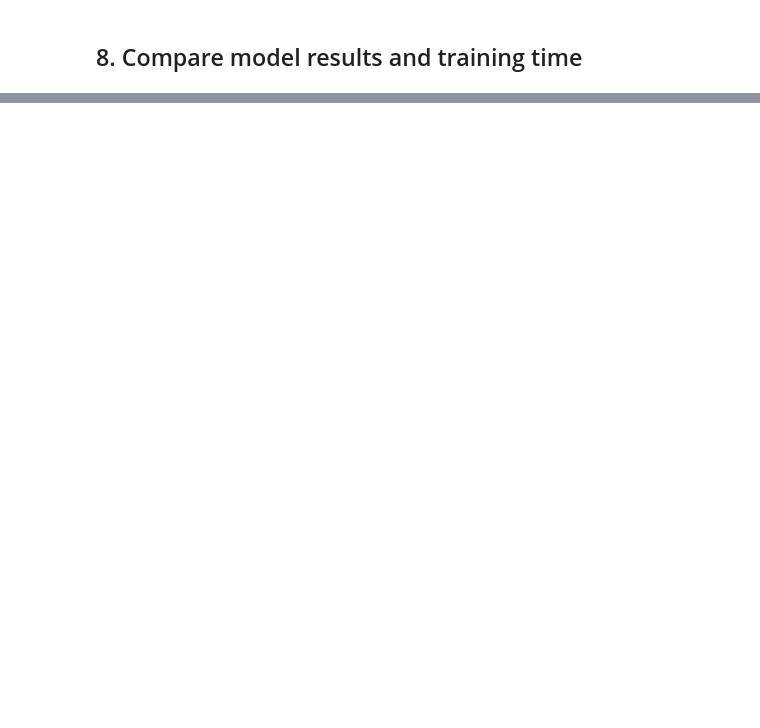
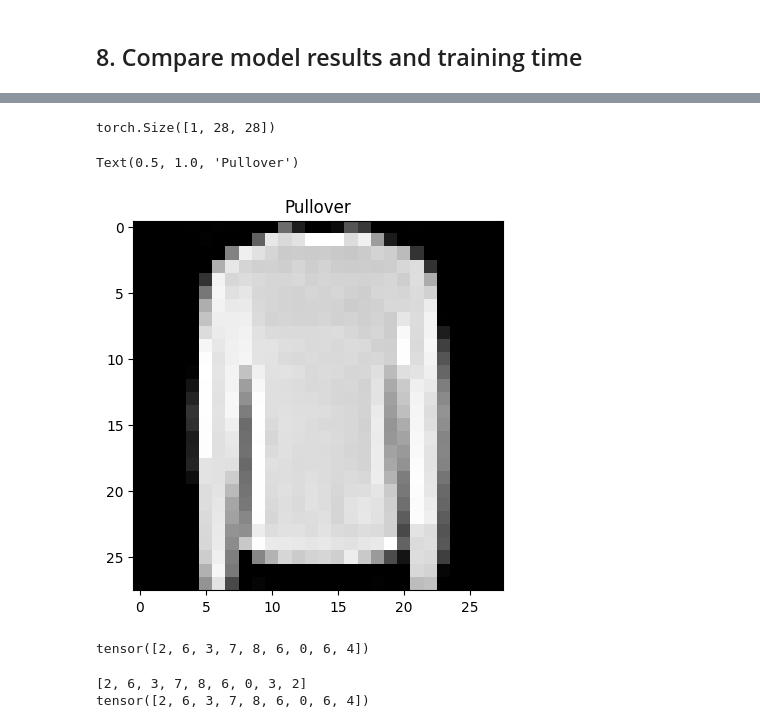
Before and after one commit to gvtsch/ZTM_Pytorch_ud, a Jupyter notebook: 03_pytorch_computer_vision.ipynb, the cells around one changed output, grey strips where cells are left out. Drawn from its saved outputs; the diff is of its cells as text; code cells hidden in the pictures; blank space fills up the shorter version.

```diff
--- a/03_pytorch_computer_vision.ipynb
+++ b/03_pytorch_computer_vision.ipynb
@@ -997,0 +1040,21 @@ compare_results
+# %%
+import random
+
+random.seed(424242)
+test_samples = []
+test_labels = []
+
+for sample, label in random.sample(list(test_data), k=9):
+    test_samples.append(sample)
+    test_labels.append(label)
+
+# View the first sample shape
+test_samples[0].shape
+# %% [output]
+torch.Size([1, 28, 28])
+# %%
+plt.imshow(test_samples[0].squeeze(0), cmap="gray")
+plt.title(class_names[test_labels[0]])
+# %% [output]
+Text(0.5, 1.0, 'Pullover')
+[figure, added]
@@ -997,0 +1068,11 @@ compare_results
+# %%
+pred_classes = pred_probs.argmax(dim=1)
+pred_classes[:9]
+# %% [output]
+tensor([2, 6, 3, 7, 8, 6, 0, 6, 4])
+# %%
+print(test_labels[:9])
+print(pred_classes[:9])
+# %% [output]
+[2, 6, 3, 7, 8, 6, 0, 3, 2]
+tensor([2, 6, 3, 7, 8, 6, 0, 6, 4])
```
Also changed, not shown: parts of 25 cells of this notebook.
